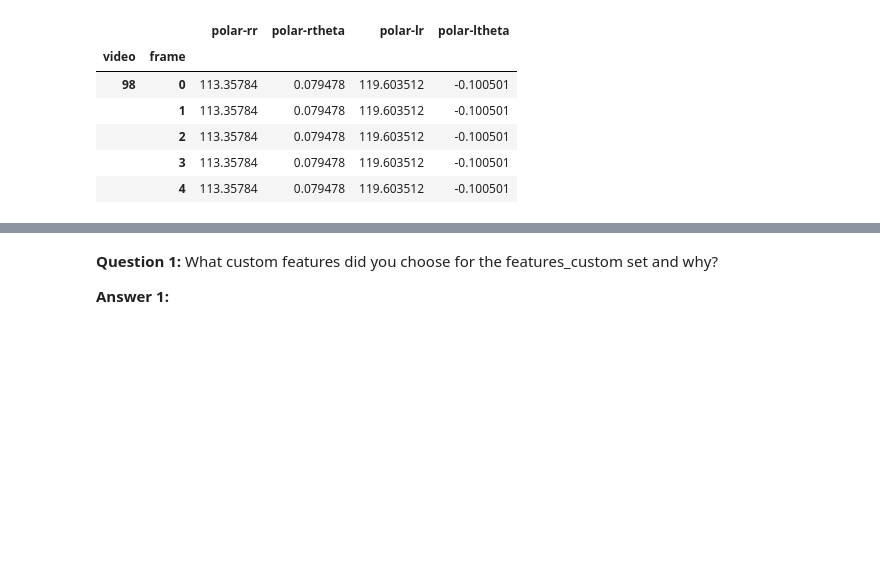
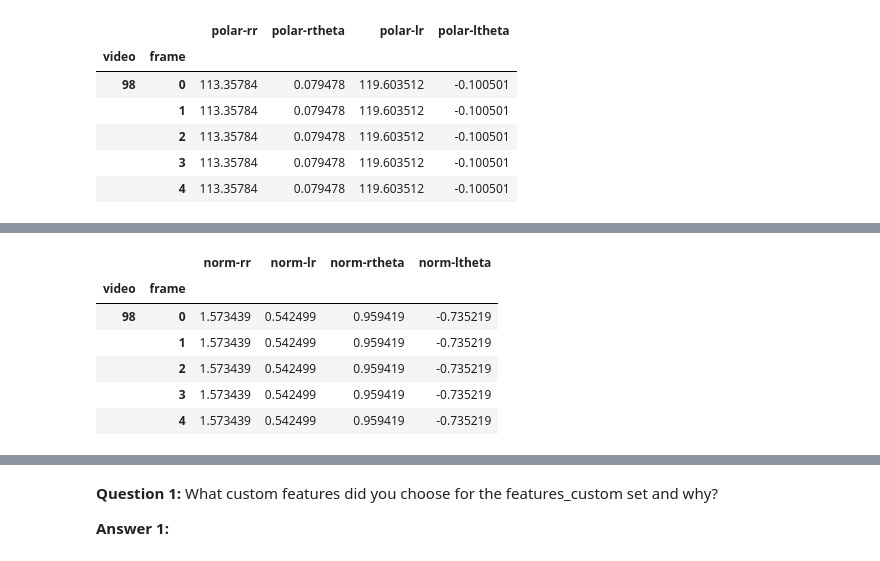
Before and after one commit to shawnxiaow1118/Udacity_HMM, a Jupyter notebook: asl_recognizer.ipynb, the cells around one changed output, grey strips where cells are left out. Cells and saved outputs as stored; diff of their text form; code cells hidden in the pictures; blank space fills up the shorter version.

Commit message:
feat: finish data preprocessing in the first part

```diff
--- a/asl_recognizer.ipynb
+++ b/asl_recognizer.ipynb
@@ -263,0 +269,35 @@ features_delta = ['delta-rx', 'delta-ry', 'delta-lx', 'delta-ly']
+# %%
+# TODO add features of your own design, which may be a combination of the above or something else
+# Name these whatever you would like
+
+# Add normed polar data as new features: features_norm_polar
+df_means = asl.df.groupby('speaker').mean()
+df_stds = asl.df.groupby('speaker').std()
+
+asl.df['polar-rr-mean'] = asl.df['speaker'].map(df_means['polar-rr'])
+asl.df['polar-lr-mean'] = asl.df['speaker'].map(df_means['polar-lr'])
+asl.df['polar-rtheta-mean'] = asl.df['speaker'].map(df_means['polar-rtheta'])
+asl.df['polar-ltheta-mean'] = asl.df['speaker'].map(df_means['polar-ltheta'])
+
+asl.df['polar-rr-std'] = asl.df['speaker'].map(df_stds['polar-rr'])
+asl.df['polar-lr-std'] = asl.df['speaker'].map(df_stds['polar-lr'])
+asl.df['polar-rtheta-std'] = asl.df['speaker'].map(df_stds['polar-rtheta'])
+asl.df['polar-ltheta-std'] = asl.df['speaker'].map(df_stds['polar-ltheta'])
+
+asl.df['norm-rr'] = (asl.df['polar-rr'] - asl.df['polar-rr-mean']) / asl.df['polar-rr-std']
+asl.df['norm-lr'] = (asl.df['polar-lr'] - asl.df['polar-lr-mean']) / asl.df['polar-lr-std']
+asl.df['norm-rtheta'] = (asl.df['polar-rtheta'] - asl.df['polar-rtheta-mean']) / asl.df['polar-rtheta-std']
+asl.df['norm-ltheta'] = (asl.df['polar-ltheta'] - asl.df['polar-ltheta-mean']) / asl.df['polar-ltheta-std']
+
+features_norm_polar = ['norm-rr', 'norm-lr', 'norm-rtheta', 'norm-ltheta']
+asl.df[features_norm_polar].head()
+
+# TODO define a list named 'features_custom' for building the training set
+# %% [output]
+|  |  | norm-rr | norm-lr | norm-rtheta | norm-ltheta |
+| video | frame |  |  |  |  |
+| 98 | 0 | 1.573439 | 0.542499 | 0.959419 | -0.735219 |
+|  | 1 | 1.573439 | 0.542499 | 0.959419 | -0.735219 |
+|  | 2 | 1.573439 | 0.542499 | 0.959419 | -0.735219 |
+|  | 3 | 1.573439 | 0.542499 | 0.959419 | -0.735219 |
+|  | 4 | 1.573439 | 0.542499 | 0.959419 | -0.735219 |
```
Also changed, not shown: parts of 6 cells of this notebook.
